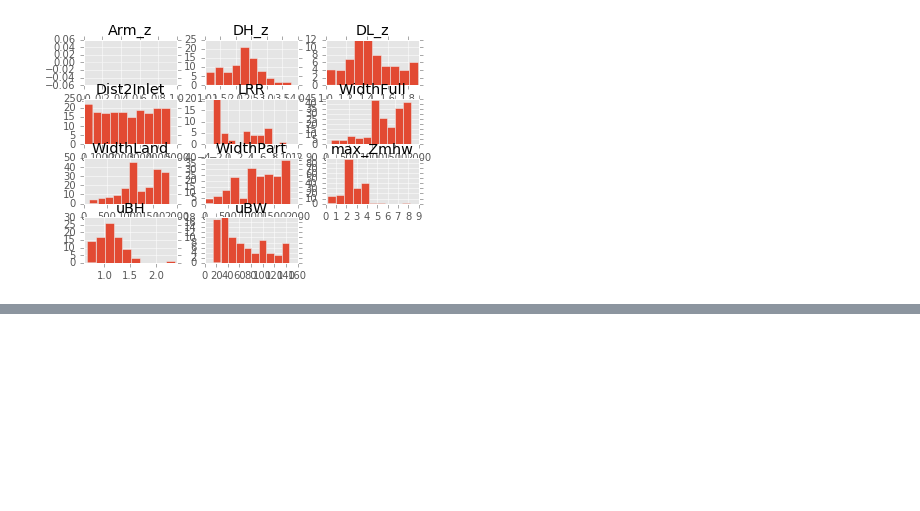
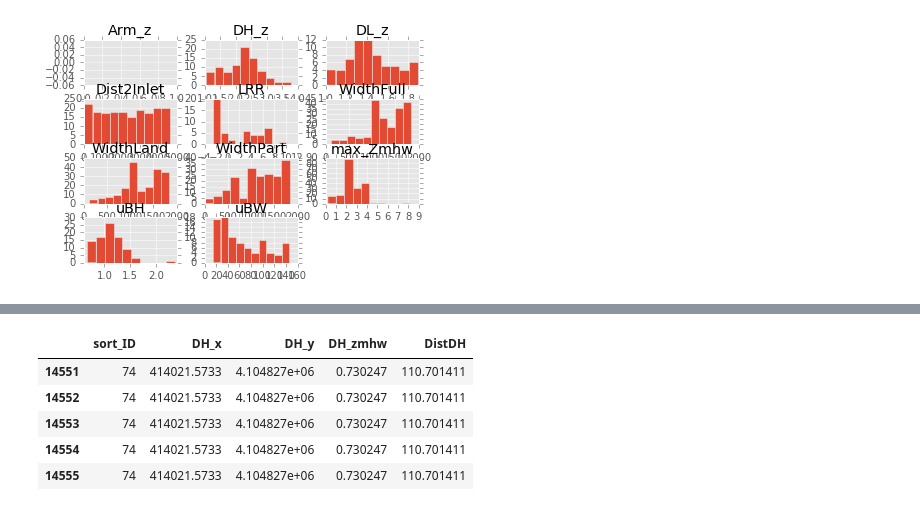
Before and after one commit to esturdivant-usgs/BI-geomorph-extraction, a Jupyter notebook: CoastalVarExtractor/qc_plotting.ipynb, the cells around one changed output, grey strips where cells are left out. Saved outputs shown, nothing was run; the diff lists cells and outputs as text; code cells hidden in the pictures; blank space fills up the shorter version.

```diff
--- a/CoastalVarExtractor/qc_plotting.ipynb
+++ b/CoastalVarExtractor/qc_plotting.ipynb
@@ -299,0 +253,9 @@ plt.close('all')
+# %%
+pts_set.loc[:,['sort_ID','DH_x', 'DH_y', 'DH_zmhw', 'DistDH']].head()
+# %% [output]
+|  | sort_ID | DH_x | DH_y | DH_zmhw | DistDH |
+| 14551 | 74 | 414021.5733 | 4.104827e+06 | 0.730247 | 110.701411 |
+| 14552 | 74 | 414021.5733 | 4.104827e+06 | 0.730247 | 110.701411 |
+| 14553 | 74 | 414021.5733 | 4.104827e+06 | 0.730247 | 110.701411 |
+| 14554 | 74 | 414021.5733 | 4.104827e+06 | 0.730247 | 110.701411 |
+| 14555 | 74 | 414021.5733 | 4.104827e+06 | 0.730247 | 110.701411 |
```
Also changed, not shown: parts of 13 cells of this notebook, 3 other files.
